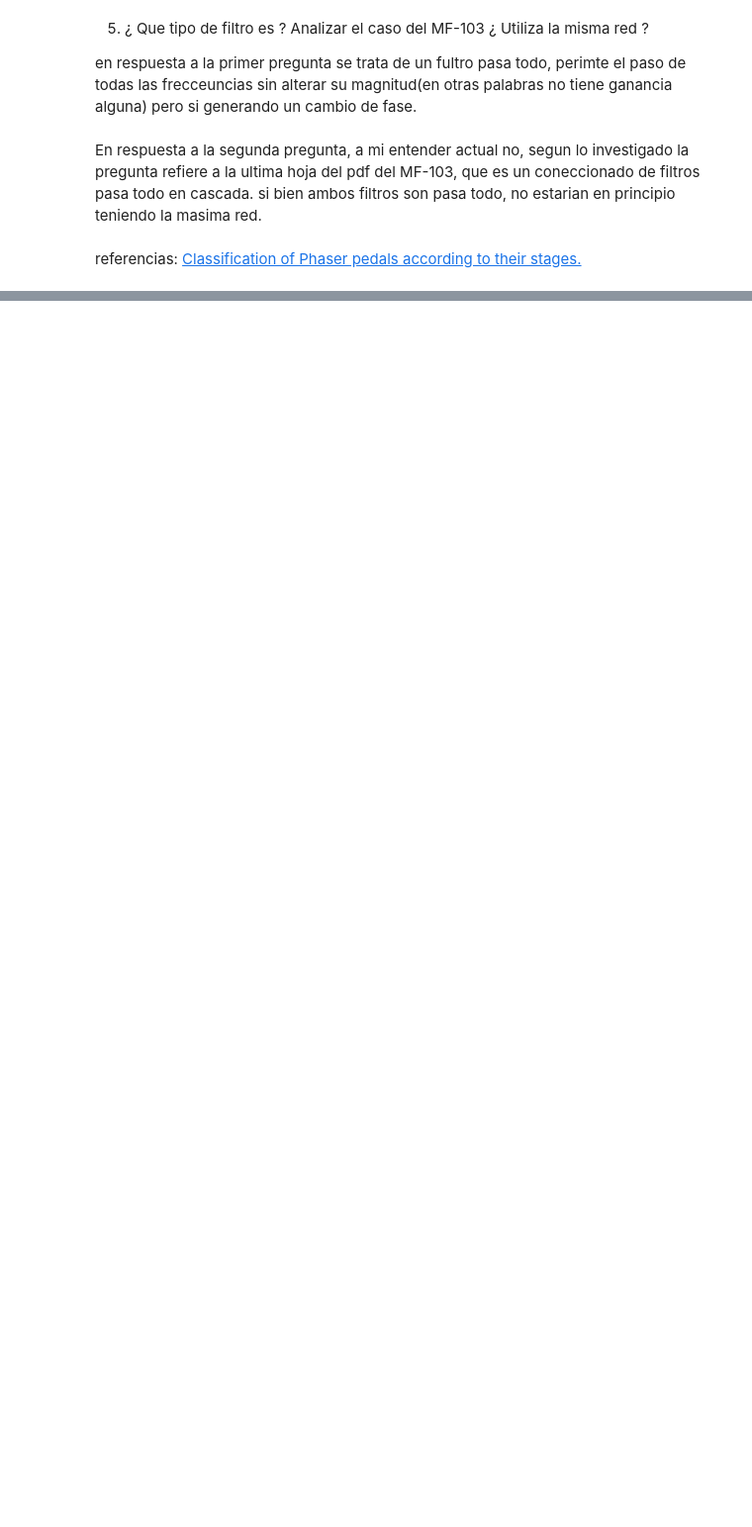
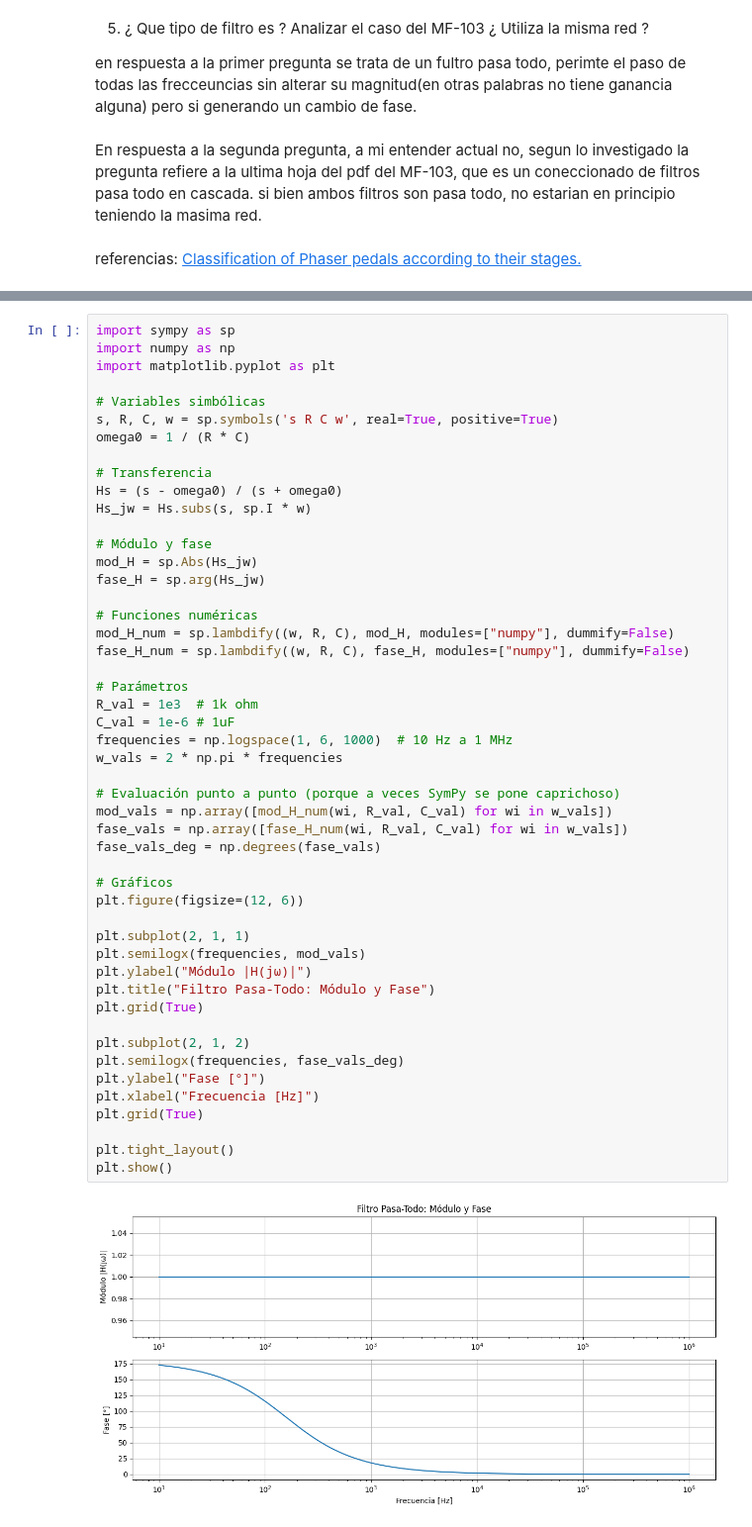
Before and after one commit to tarix-iux/TC2, a Jupyter notebook: ArielSharpe.ipynb, the cells around one changed output, grey strips where cells are left out. Shown at 99% size. Drawn from its saved outputs; the diff is of its cells as text; blank space fills up the shorter version.

```diff
--- a/ArielSharpe.ipynb
+++ b/ArielSharpe.ipynb
@@ -76,0 +91,51 @@ referencias: [Classification of Phaser pedals according to their stages.](https:
+# %%
+import sympy as sp
+import numpy as np
+import matplotlib.pyplot as plt
+
+# Variables simbólicas
+s, R, C, w = sp.symbols('s R C w', real=True, positive=True)
+omega0 = 1 / (R * C)
+
+# Transferencia
+Hs = (s - omega0) / (s + omega0)
+Hs_jw = Hs.subs(s, sp.I * w)
+
+# Módulo y fase
+mod_H = sp.Abs(Hs_jw)
+fase_H = sp.arg(Hs_jw)
+
+# Funciones numéricas
+mod_H_num = sp.lambdify((w, R, C), mod_H, modules=["numpy"], dummify=False)
+fase_H_num = sp.lambdify((w, R, C), fase_H, modules=["numpy"], dummify=False)
+
+# Parámetros
+R_val = 1e3  # 1k ohm
+C_val = 1e-6 # 1uF
+frequencies = np.logspace(1, 6, 1000)  # 10 Hz a 1 MHz
+w_vals = 2 * np.pi * frequencies
+
+# Evaluación punto a punto (porque a veces SymPy se pone caprichoso)
+mod_vals = np.array([mod_H_num(wi, R_val, C_val) for wi in w_vals])
+fase_vals = np.array([fase_H_num(wi, R_val, C_val) for wi in w_vals])
+fase_vals_deg = np.degrees(fase_vals)
+
+# Gráficos
+plt.figure(figsize=(12, 6))
+
+plt.subplot(2, 1, 1)
+plt.semilogx(frequencies, mod_vals)
+plt.ylabel("Módulo |H(jω)|")
+plt.title("Filtro Pasa-Todo: Módulo y Fase")
+plt.grid(True)
+
+plt.subplot(2, 1, 2)
+plt.semilogx(frequencies, fase_vals_deg)
+plt.ylabel("Fase [°]")
+plt.xlabel("Frecuencia [Hz]")
+plt.grid(True)
+
+plt.tight_layout()
+plt.show()
+# %% [output]
+[figure, added]
```
Also changed, not shown: parts of 9 cells of this notebook.
